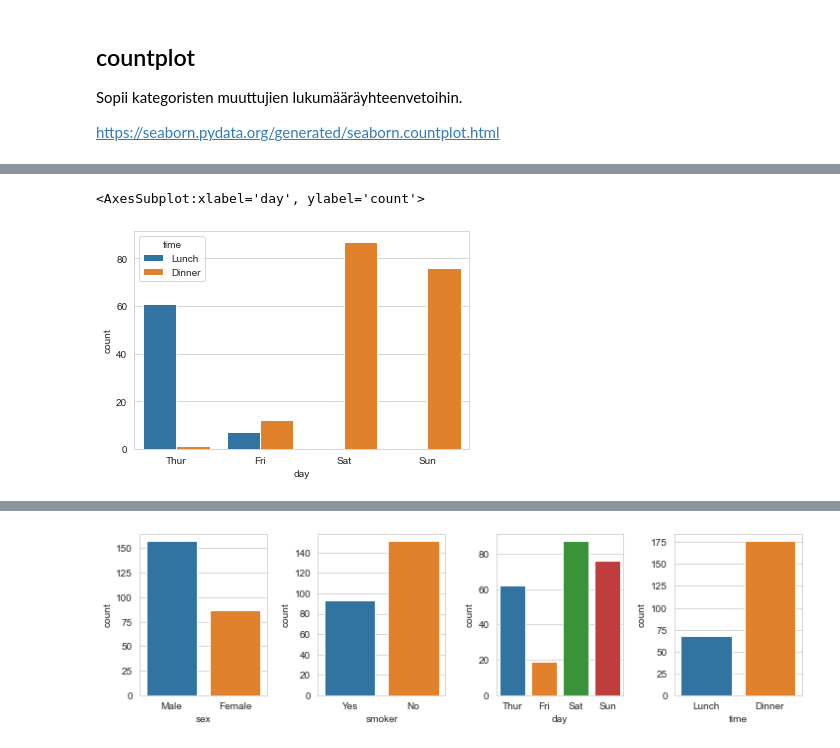
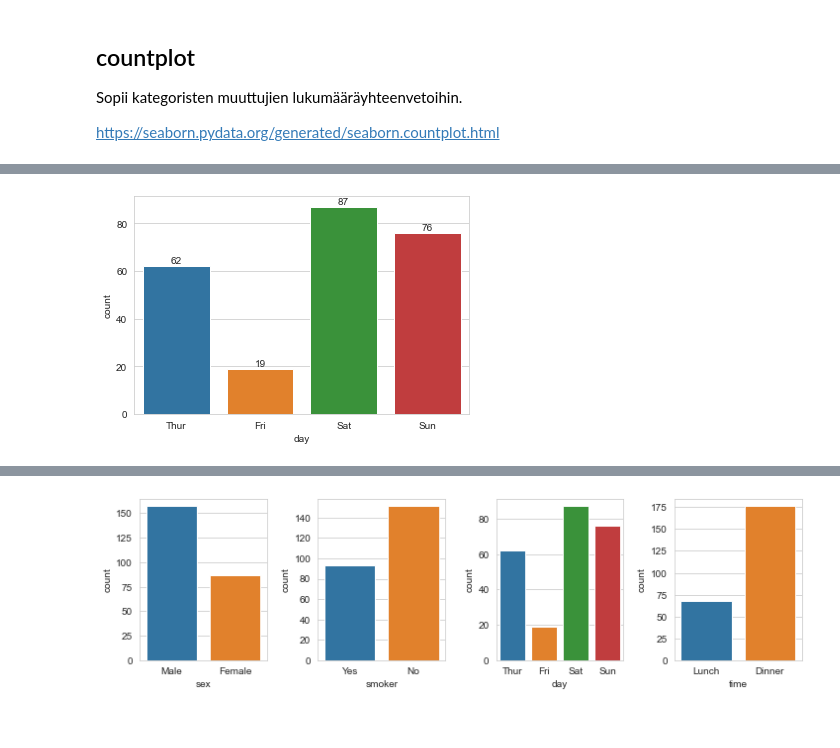
Before and after one commit to taanila/kaaviot, a Jupyter notebook: seaborn.ipynb, the cells around one changed output, grey strips where cells are left out. Drawn from its saved outputs; the diff is of its cells as text; code cells hidden in the pictures.

```diff
--- a/seaborn.ipynb
+++ b/seaborn.ipynb
@@ -70,6 +64,11 @@ sns.countplot(x = 'size', data = tips)
-# %%
-# Lounas- ja päivällisseurueiden lukumäärät eri viikonpäivinä
-sns.countplot(x = 'day', hue = 'time', data = tips)
-# %% [output]
-<AxesSubplot:xlabel='day', ylabel='count'>
-[figure, removed]
+# %%
+sns.countplot(x = 'day', data = tips)
+
+# Lukumäärät pylväiden yläpuolelle
+for bar in plt.gca().patches:
+    x = bar.get_x() + bar.get_width() / 2
+    y = bar.get_height()
+    label = f'{y:.0f}'
+    plt.text(x = x, y = y + 0.3, s = label, va = 'bottom', ha = 'center')
+# %% [output]
+[figure, added]
```
Also changed, not shown: parts of 20 cells of this notebook.
